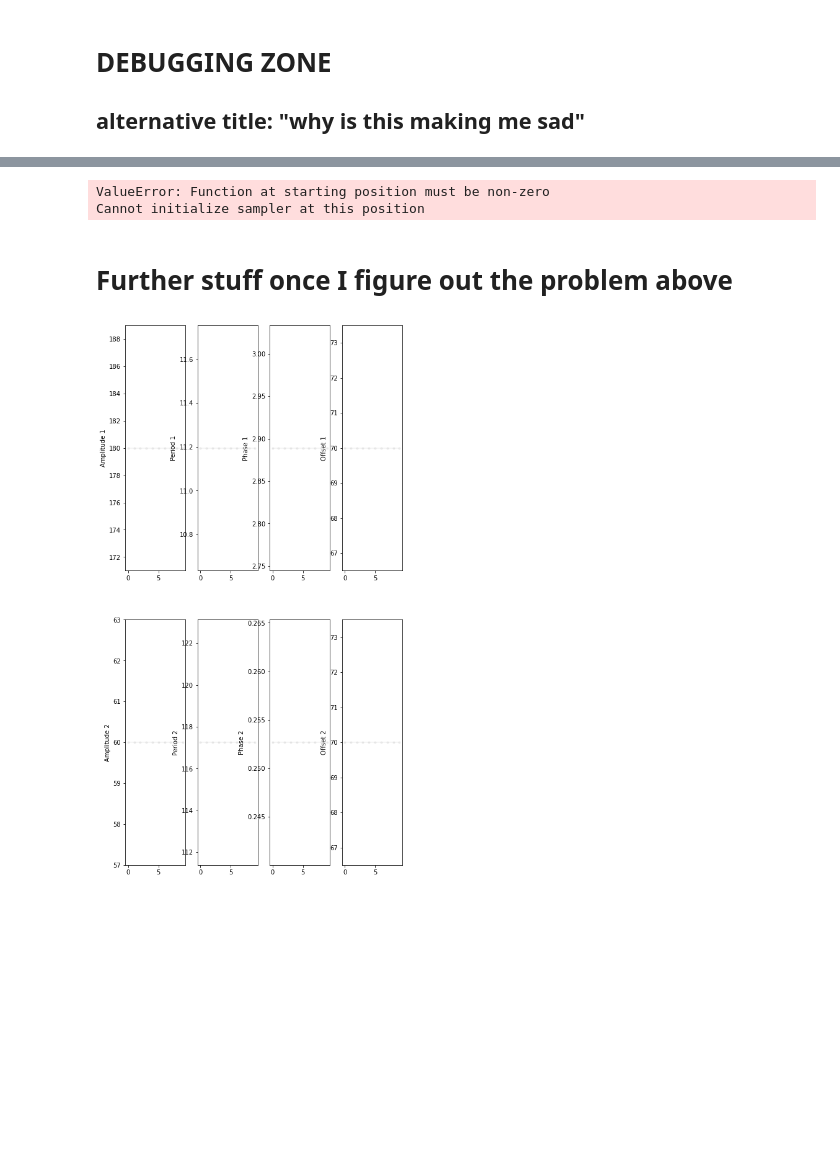
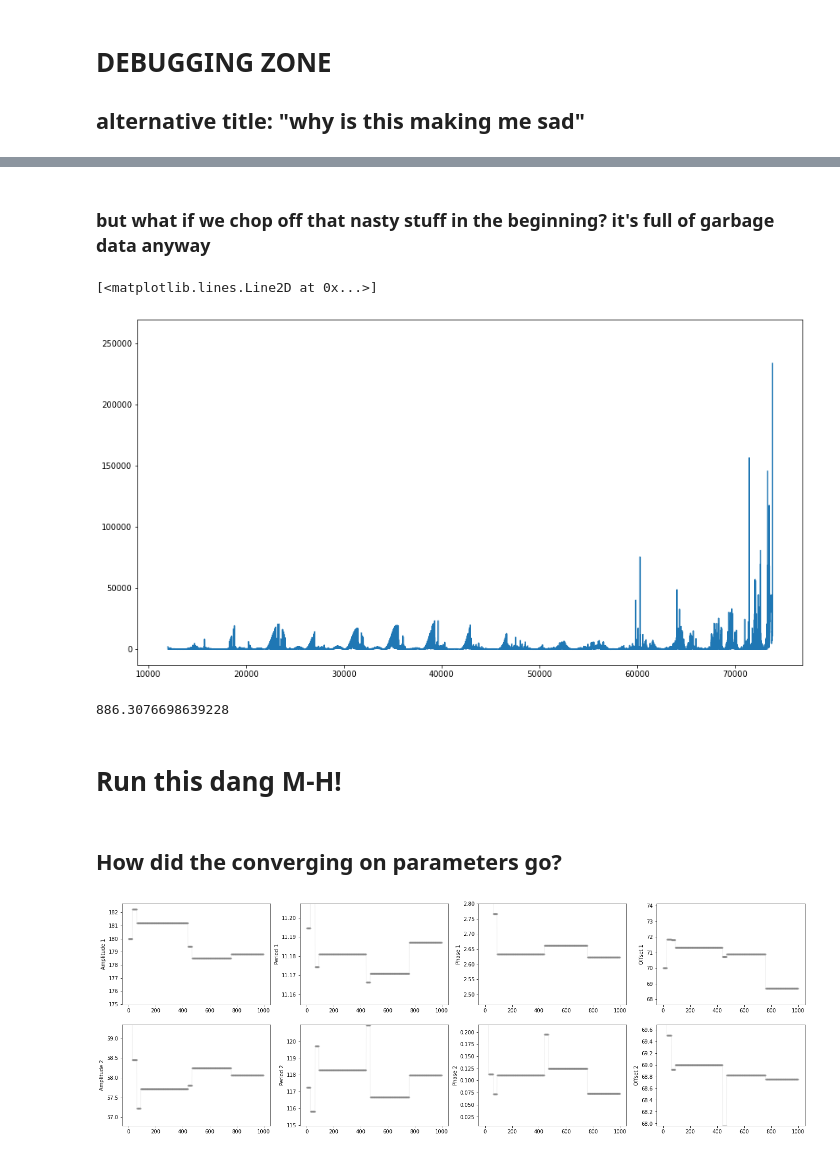
Before and after one commit to christandoi/ast596fds-final, a Jupyter notebook: chris_notebook.ipynb, the cells around one changed output, grey strips where cells are left out. Cells and saved outputs as stored; diff of their text form; code cells hidden in the pictures; blank space fills up the shorter version.

```diff
--- a/chris_notebook.ipynb
+++ b/chris_notebook.ipynb
@@ -69,6 +69,8 @@ function2 = (amplitude2 * (np.sin(func2arg)) + offset2)
 poisson_error = pd.Series([np.sqrt(n) for n in cleaned_data])
 nonzero_poisson = poisson_error.replace(0.0, 1e-20)
 
+cleaned_stdev = silsoJD['std'].replace(0.0, np.nan)
+
 total_function = (function1 + function2)
 total_function[total_function <0] = 0
 # %%
@@ -94,7 +96,7 @@ def ssn_model(A1, B1, C1, D1, A2, B2, C2, D2, timeseries):
     arg2 = [date/B2 + C2 for date in timeseries]
     sine2 = A2 * np.sin(arg2) + D2
     combined = sine1 + sine2
-#     combined[combined <0] = 0
+    combined[combined <0] = 0
     return combined
 # %% [markdown]
 ### Make sure our model actually looks like the manual entries above
@@ -238,7 +240,8 @@ bounds = [(150,200), ((len(dates)/360) / 20, (len(dates)/360) / 15), (np.pi - np
          (30,90), ((len(dates)/360) / 3, (len(dates)/360) / 1), (np.arcsin(0), np.arcsin(0.5)), (0, 100)]
 
 # we need to pass the data to scipy.optimize
-args = (dates_deg, cleaned_data, nonzero_poisson)
+args = (dates_deg, cleaned_data, cleaned_stdev)
+chopped_args = (dates_deg[12000:], cleaned_data[12000:], cleaned_stdev[12000:])
 
 #restate our guess from earlier
 guess = [180, (len(dates)/360) / 18.33, np.pi - np.arcsin(0.25), 70, 60, (len(dates)/360) / 1.75, np.arcsin(0.25), 70]
@@ -395,21 +390,33 @@ Posterior(*guess, *args)
+# %% [markdown]
+### but what if we chop off that nasty stuff in the beginning? it's full of garbage data anyway
+# %%
+#chisq plot
+plt.figure(figsize=(15,8))
+plt.plot(dates[12000:], (cleaned_data[12000:] - ssn_model(*guess, dates_deg[12000:]))**2/(cleaned_stdev[12000:]**2))
+# %% [output]
+[<matplotlib.lines.Line2D at 0x...>]
+[figure, added]
+# %%
+chisq(*guess, *chopped_args)
+# %% [output]
+886.3076698639228
+# %% [markdown]
+# Run this dang M-H!
 # %%
-samples = metropolis_hastings(Posterior, guess, sigmas, *args, nsamp=100)
+samples = metropolis_hastings(Posterior, guess, sigmas, *chopped_args, nsamp=10000)
-# %% [output]
-ValueError: Function at starting position must be non-zero
-Cannot initialize sampler at this position
-# %% [markdown]
-# Further stuff once I figure out the problem above
+# %% [markdown]
+## How did the converging on parameters go?
 # %%
-fig, axs = plt.subplots(nrows=2, ncols=4, figsize=(8, 16))
+fig, axs = plt.subplots(nrows=2, ncols=4, figsize=(24, 8))
 labels=['Amplitude 1', 'Period 1', 'Phase 1', 'Offset 1', 'Amplitude 2', 'Period 2', 'Phase 2', 'Offset 2']
 for i in range(samples.shape[1]):
     j, k = np.unravel_index(i, (2,4))
     ax = axs[j][k]
     ax.plot(samples[::10,i], linestyle='-', color='grey', marker='.', alpha=0.1)
     med = np.median(samples[:,i])
     std = np.std(samples[:,i])
     ax.set_ylim(med-3*std, med+3*std)
     ax.set_ylabel(labels[i])
 # %% [output]
-[figure, old version]
+[figure, new version]
 # %%
```
Also changed, not shown: parts of 15 cells of this notebook.
